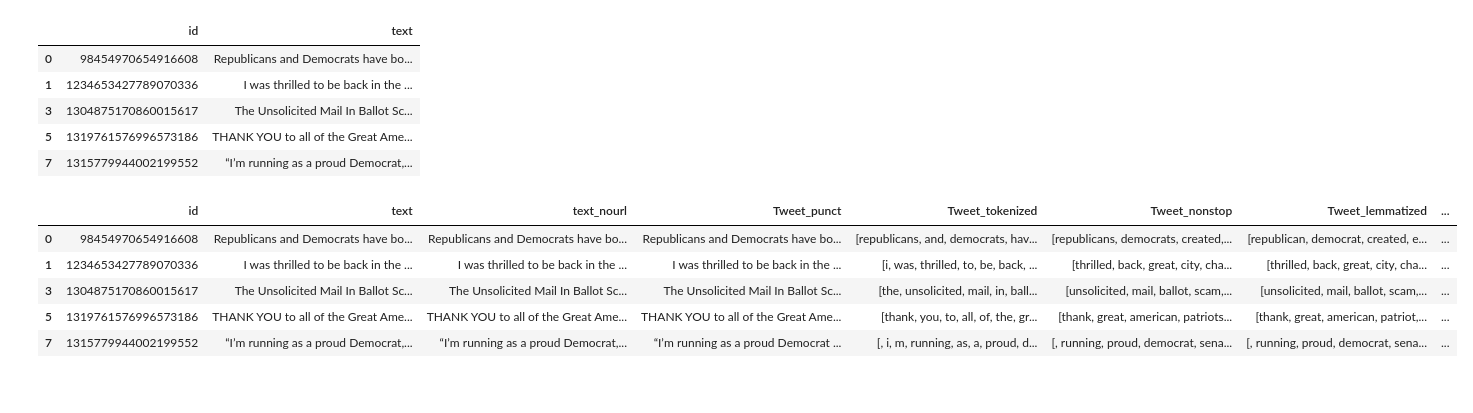
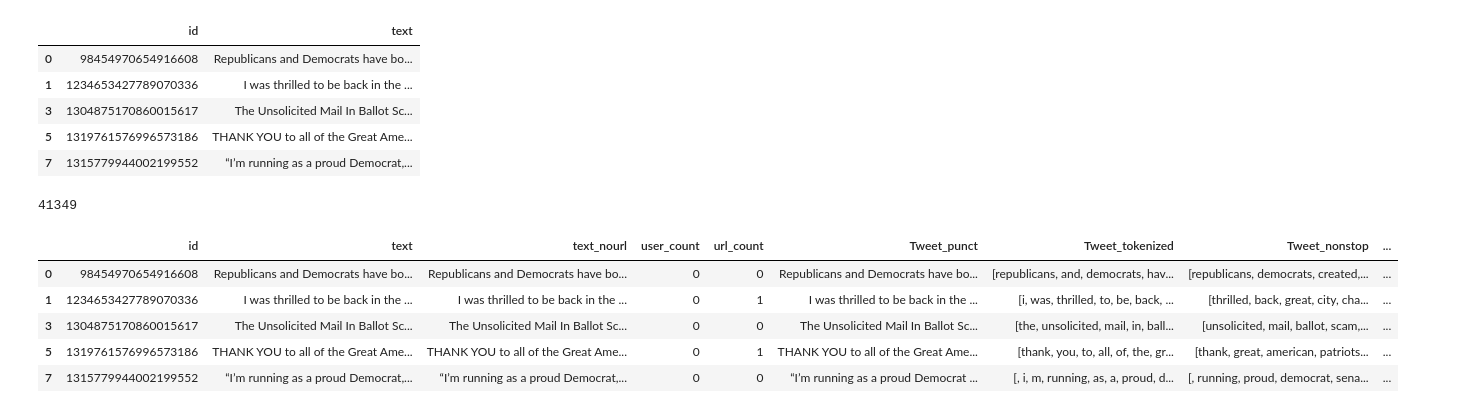
Before and after one commit to cdesch/tweets_processing, a Jupyter notebook: notebooks/text_cleaning.ipynb, the cells around one changed output. Cells and saved outputs as stored; diff of their text form; code cells hidden in the pictures.

```diff
--- a/notebooks/text_cleaning.ipynb
+++ b/notebooks/text_cleaning.ipynb
@@ -68,5 +68,5 @@ plt.show()
 # %%
-special_words = ["realdonaldtrump", "amp", "u"]
+special_words = ["realdonaldtrump", "amp", "u", '', 'url']
 
 def remove_punct(text):
     """
@@ -110,6 +110,8 @@ def replace_username(txt):
 def replace_url(txt):
     return re.sub(r'http\S+','_URL_ ', txt)
 
+def replace_hashtag(txt):
+    return re.sub(r'#\w+','_HASHTAG_ ', txt)
 
 def remove_url(txt):
     """Replace URLs found in a text string with nothing
@@ -126,6 +128,11 @@ def remove_url(txt):
     """
 
     return " ".join(re.sub("([^0-9A-Za-z \t])|(\w+:\/\/\S+)", "", txt).split())
+
+def count_urls(text):
+    pass
+
+# def count_users(text):
 # %%
 tweet_df.head()
 # %% [output]
@@ -138,24 +145,31 @@ tweet_df.head()
 # %%
 # tweet_df['text_nourl'] = tweet_df['text'].apply(lambda x: remove_url(x))
 tweet_df['text_nourl'] = tweet_df['text'].apply(lambda x: replace_url(x))
-# < -- Count number of these
+tweet_df['text_nourl'] = tweet_df['text_nourl'].apply(lambda x: replace_username(x))
+print(tweet_df['text_nourl'].str.count("@USER").sum())
+
+# Count User Mentions/URLS
+tweet_df['user_count'] = tweet_df['text_nourl'].str.count("@USER")
+tweet_df['url_count'] = tweet_df['text_nourl'].str.count("_URL_")
+
 # tweet_df.head()
 # Remove usernames
 tweet_df['Tweet_punct'] = tweet_df['text_nourl'].apply(lambda x: remove_punct(x))
 tweet_df['Tweet_tokenized'] = tweet_df['Tweet_punct'].apply(lambda x: tokenization(x.lower()))
 tweet_df['Tweet_nonstop'] = tweet_df['Tweet_tokenized'].apply(lambda x: remove_stopwords(x))
 # tweet_df['Tweet_stemmed'] = tweet_df['Tweet_nonstop'].apply(lambda x: stemming(x))
 tweet_df['Tweet_lemmatized'] = tweet_df['Tweet_nonstop'].apply(lambda x: lemmatizer(x))
 tweet_df['tweet_cleaned'] = tweet_df['Tweet_lemmatized'].apply(lambda x: remove_special_words(x))
 
 tweet_df.head()
 # %% [output]
+41349
-|  | id | text | text_nourl | Tweet_punct | Tweet_tokenized | Tweet_nonstop | Tweet_lemmatized | ... |
-| 0 | 98454970654916608 | Republicans and Democrats have bo... | Republicans and Democrats have bo... | Republicans and Democrats have bo... | [republicans, and, democrats, hav... | [republicans, democrats, created,... | [republican, democrat, created, e... | ... |
-| 1 | 1234653427789070336 | I was thrilled to be back in the ... | I was thrilled to be back in the ... | I was thrilled to be back in the ... | [i, was, thrilled, to, be, back, ... | [thrilled, back, great, city, cha... | [thrilled, back, great, city, cha... | ... |
-| 3 | 1304875170860015617 | The Unsolicited Mail In Ballot Sc... | The Unsolicited Mail In Ballot Sc... | The Unsolicited Mail In Ballot Sc... | [the, unsolicited, mail, in, ball... | [unsolicited, mail, ballot, scam,... | [unsolicited, mail, ballot, scam,... | ... |
-| 5 | 1319761576996573186 | THANK YOU to all of the Great Ame... | THANK YOU to all of the Great Ame... | THANK YOU to all of the Great Ame... | [thank, you, to, all, of, the, gr... | [thank, great, american, patriots... | [thank, great, american, patriot,... | ... |
-| 7 | 1315779944002199552 | “I’m running as a proud Democrat,... | “I’m running as a proud Democrat,... | “I’m running as a proud Democrat ... | [, i, m, running, as, a, proud, d... | [, running, proud, democrat, sena... | [, running, proud, democrat, sena... | ... |
+|  | id | text | text_nourl | user_count | url_count | Tweet_punct | Tweet_tokenized | Tweet_nonstop | ... |
+| 0 | 98454970654916608 | Republicans and Democrats have bo... | Republicans and Democrats have bo... | 0 | 0 | Republicans and Democrats have bo... | [republicans, and, democrats, hav... | [republicans, democrats, created,... | ... |
+| 1 | 1234653427789070336 | I was thrilled to be back in the ... | I was thrilled to be back in the ... | 0 | 1 | I was thrilled to be back in the ... | [i, was, thrilled, to, be, back, ... | [thrilled, back, great, city, cha... | ... |
+| 3 | 1304875170860015617 | The Unsolicited Mail In Ballot Sc... | The Unsolicited Mail In Ballot Sc... | 0 | 0 | The Unsolicited Mail In Ballot Sc... | [the, unsolicited, mail, in, ball... | [unsolicited, mail, ballot, scam,... | ... |
+| 5 | 1319761576996573186 | THANK YOU to all of the Great Ame... | THANK YOU to all of the Great Ame... | 0 | 1 | THANK YOU to all of the Great Ame... | [thank, you, to, all, of, the, gr... | [thank, great, american, patriots... | ... |
+| 7 | 1315779944002199552 | “I’m running as a proud Democrat,... | “I’m running as a proud Democrat,... | 0 | 0 | “I’m running as a proud Democrat ... | [, i, m, running, as, a, proud, d... | [, running, proud, democrat, sena... | ... |
 # %%
 # Count Most Common
 words_in_tweet = [tweet.lower().split() for tweet in tweet_df['text']]
```
Also changed, not shown: parts of 4 cells of this notebook.
